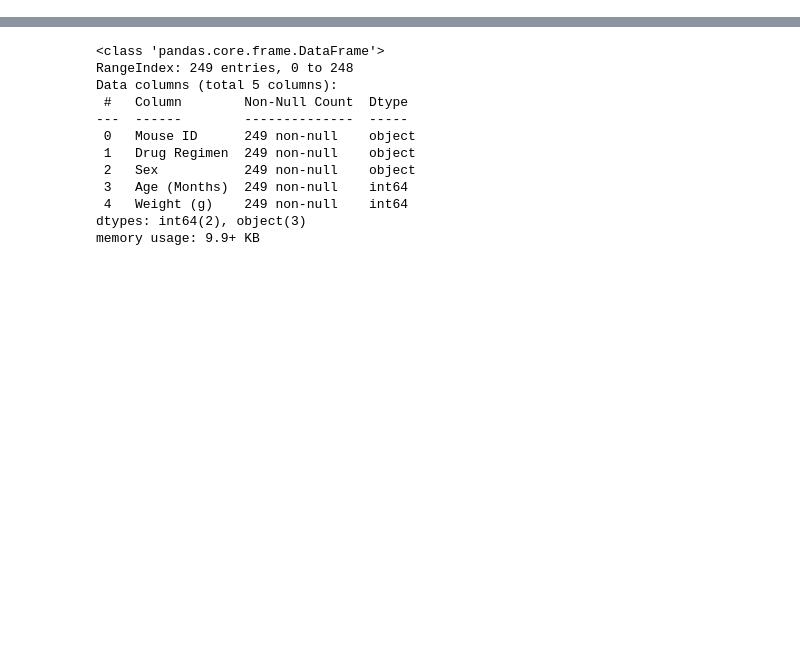
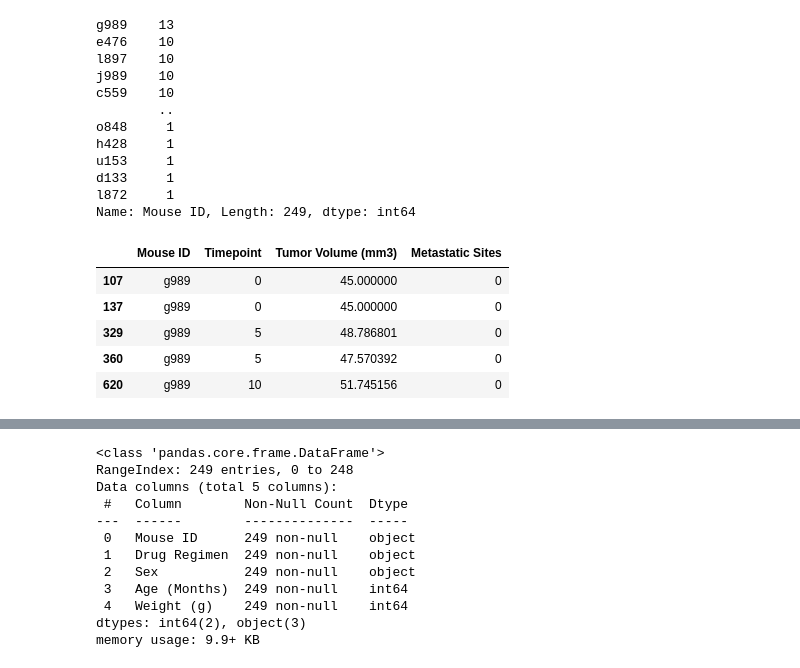
Before and after one commit to kplam624/Mice-Drug-Analysis, a Jupyter notebook: Submission/main_submission.ipynb, the cells around one changed output, grey strips where cells are left out. Cells and saved outputs as stored; diff of their text form; code cells hidden in the pictures; blank space fills up the shorter version.

```diff
--- a/Submission/main_submission.ipynb
+++ b/Submission/main_submission.ipynb
@@ -48,3 +48,31 @@ def IQR(x,y,z):
 
 # Returns the found values.
     return print(f'{z} 3 Ranges:'),print(quart.to_string(index= False)),print(f"For {z}, values below {round(low_out,3)} and above {round(high_out,3)} are possible outliers. \n")
+# %%
+# Create a dataframe for the study results
+result_df = pd.DataFrame(result)
+
+# Identifying any duplicates
+print(result_df["Mouse ID"].value_counts())
+
+# Since mouse g989 has an odd number of entries, the focus will be on that mouse.
+result_df.loc[(result_df['Mouse ID'] == 'g989')].head()
+# %% [output]
+g989    13
+e476    10
+l897    10
+j989    10
+c559    10
+        ..
+o848     1
+h428     1
+u153     1
+d133     1
+l872     1
+Name: Mouse ID, Length: 249, dtype: int64
+|  | Mouse ID | Timepoint | Tumor Volume (mm3) | Metastatic Sites |
+| 107 | g989 | 0 | 45.000000 | 0 |
+| 137 | g989 | 0 | 45.000000 | 0 |
+| 329 | g989 | 5 | 48.786801 | 0 |
+| 360 | g989 | 5 | 47.570392 | 0 |
+| 620 | g989 | 10 | 51.745156 | 0 |
```
Also changed, not shown: parts of 8 cells of this notebook, 1 other file.
